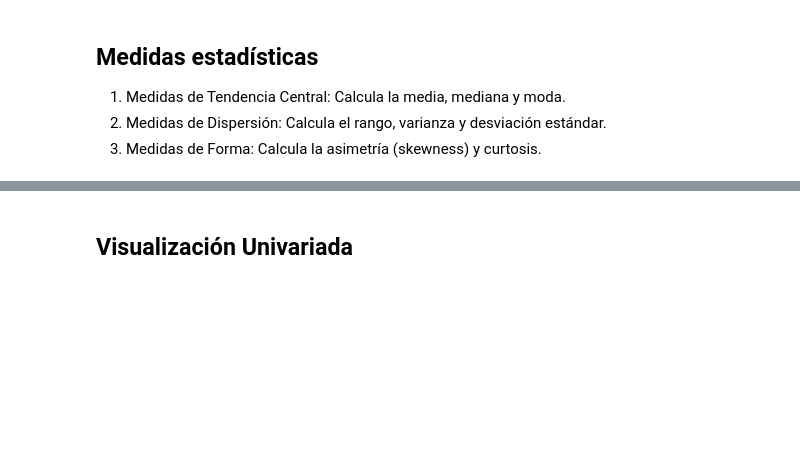
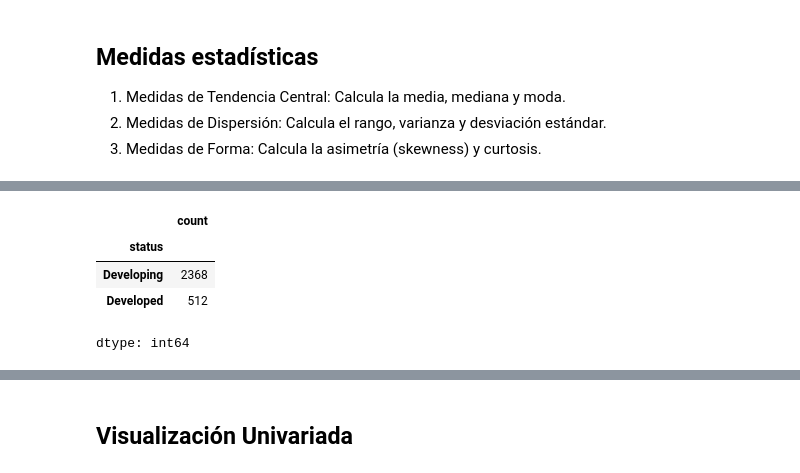
Before and after one commit to polaya813/polaya813, a Jupyter notebook: Copia_de_ENTREGABLE_5.ipynb, the cells around one changed output, grey strips where cells are left out. Saved outputs shown, nothing was run; the diff lists cells and outputs as text; code cells hidden in the pictures; blank space fills up the shorter version.

```diff
--- a/Copia_de_ENTREGABLE_5.ipynb
+++ b/Copia_de_ENTREGABLE_5.ipynb
@@ -185,2 +266,9 @@ dtype: int64
 # %%
 # Tabla de Frecuencia - variable status
+df_life['status'].value_counts()
+# %% [output]
+|  | count |
+| status |  |
+| Developing | 2368 |
+| Developed | 512 |
+dtype: int64
```
Also changed, not shown: parts of 9 cells of this notebook.
